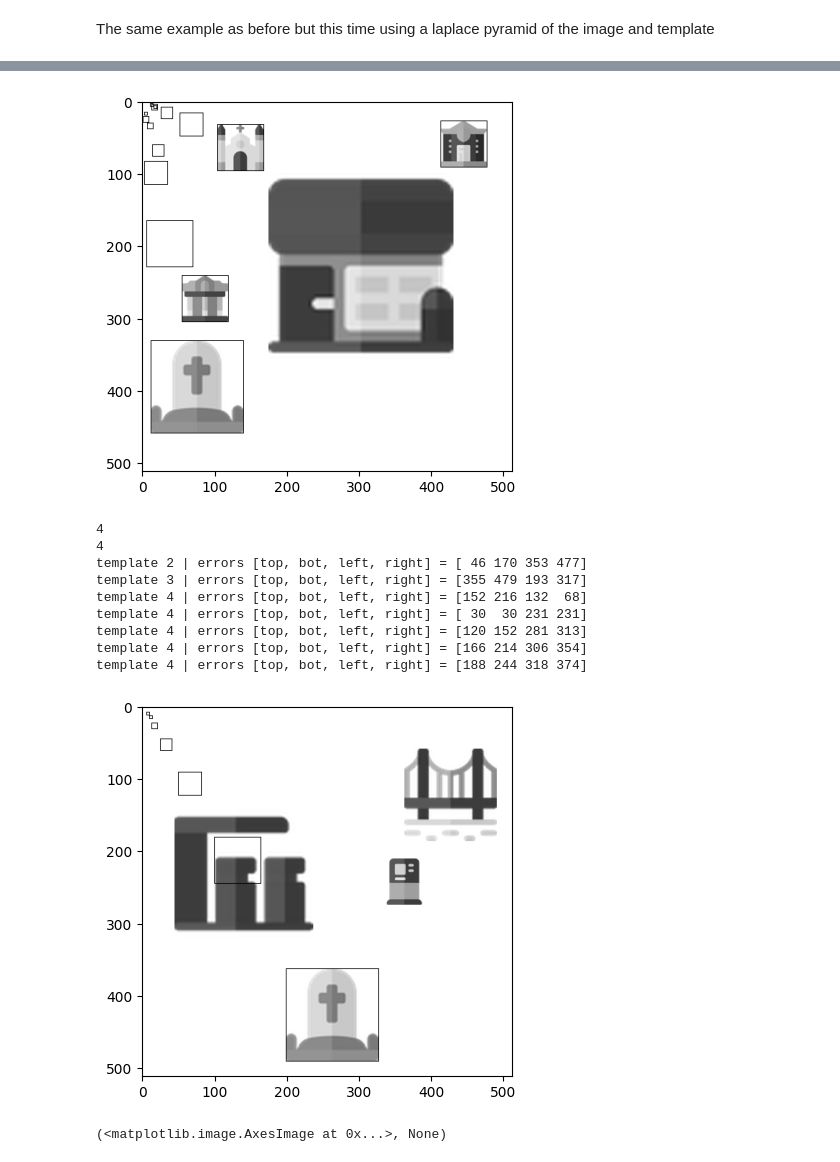
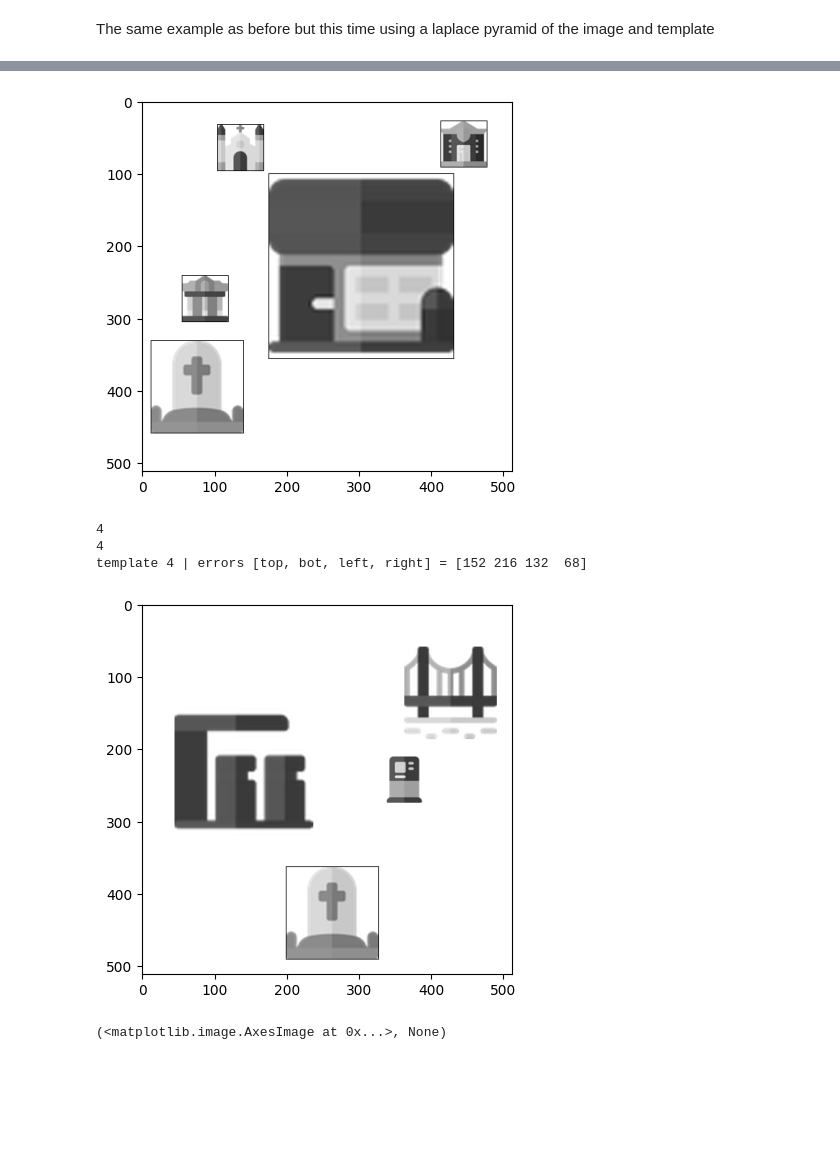
Before and after one commit to coeus-uk/computer-vision, a Jupyter notebook: Task2.ipynb, the cells around one changed output, grey strips where cells are left out. Cells and saved outputs as stored; diff of their text form; code cells hidden in the pictures; blank space fills up the shorter version.

Commit message:
fix: stop moving up the laplace pyramid when a mathc has been found

```diff
--- a/Task2.ipynb
+++ b/Task2.ipynb
@@ -162,7 +162,7 @@ template_bounds = [np.array([row.left, row.right, row.top, row.bottom])
 templates = [img[row.left:row.right, row.top:row.bottom]
              for row in annotations.itertuples()]
 
-num_pyramid_levels = 5
+num_pyramid_levels = 3
 img_pyramid = task2.laplacian_pyramid(img, num_pyramid_levels)
 template_pyramids = [task2.laplacian_pyramid(t, num_pyramid_levels) for t in templates]
 
@@ -171,11 +171,10 @@ template_pyramids = [task2.laplacian_pyramid(t, num_pyramid_levels) for t in tem
 #         print("temaplate", i)
 #         plt.imshow(level), plt.show()
 
-task2.predict_bounding_boxes_pyramid_cv2(img_pyramid, template_pyramids[-4:], template_bounds[-4:], img)
+task2.predict_bounding_boxes_pyramid_cv2(img_pyramid, template_pyramids, template_bounds, img)
 plt.imshow(cv2.cvtColor(img, cv2.COLOR_GRAY2RGB)), plt.show()
 
-# Attempt to match the same templates onto the next image
-# This obviously fails
+# Attempt to match the same templates from before onto the next image
 next_img, next_annotations = next(images)
 next_template_bounds = [np.array([row.left, row.right, row.top, row.bottom])
               for row in next_annotations.itertuples()]
@@ -203,12 +192,6 @@ template 4 | errors [top, bot, left, right] = [310 430  11 131]
-[figure, old version]
+[figure, new version]
 4
 4
-template 2 | errors [top, bot, left, right] = [ 46 170 353 477]
-template 3 | errors [top, bot, left, right] = [355 479 193 317]
 template 4 | errors [top, bot, left, right] = [152 216 132  68]
-template 4 | errors [top, bot, left, right] = [ 30  30 231 231]
-template 4 | errors [top, bot, left, right] = [120 152 281 313]
-template 4 | errors [top, bot, left, right] = [166 214 306 354]
-template 4 | errors [top, bot, left, right] = [188 244 318 374]
-[figure, old version]
+[figure, new version]
 (<matplotlib.image.AxesImage at 0x...>, None)
```
Also changed, not shown: parts of 1 cell of this notebook, 1 other file.
